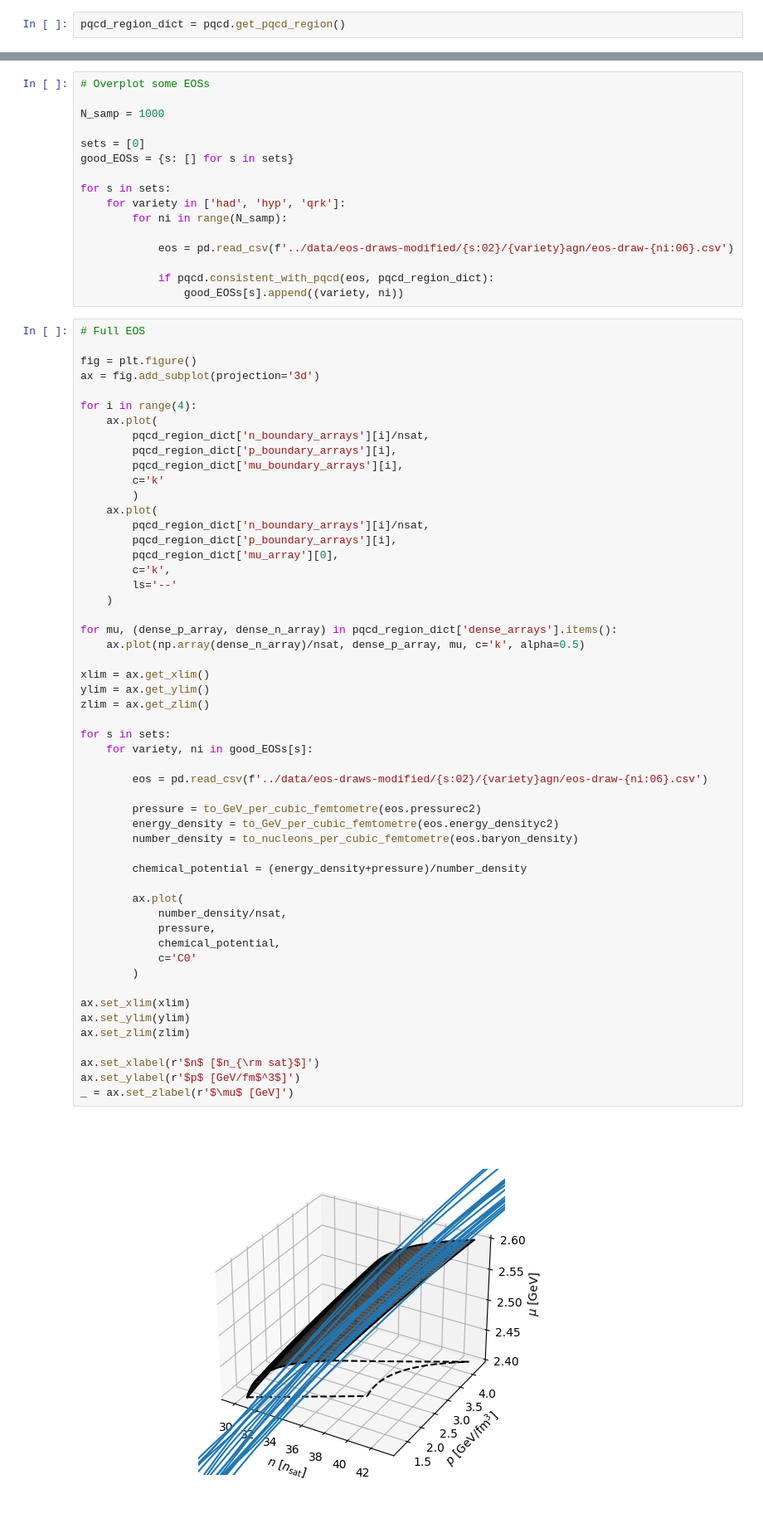
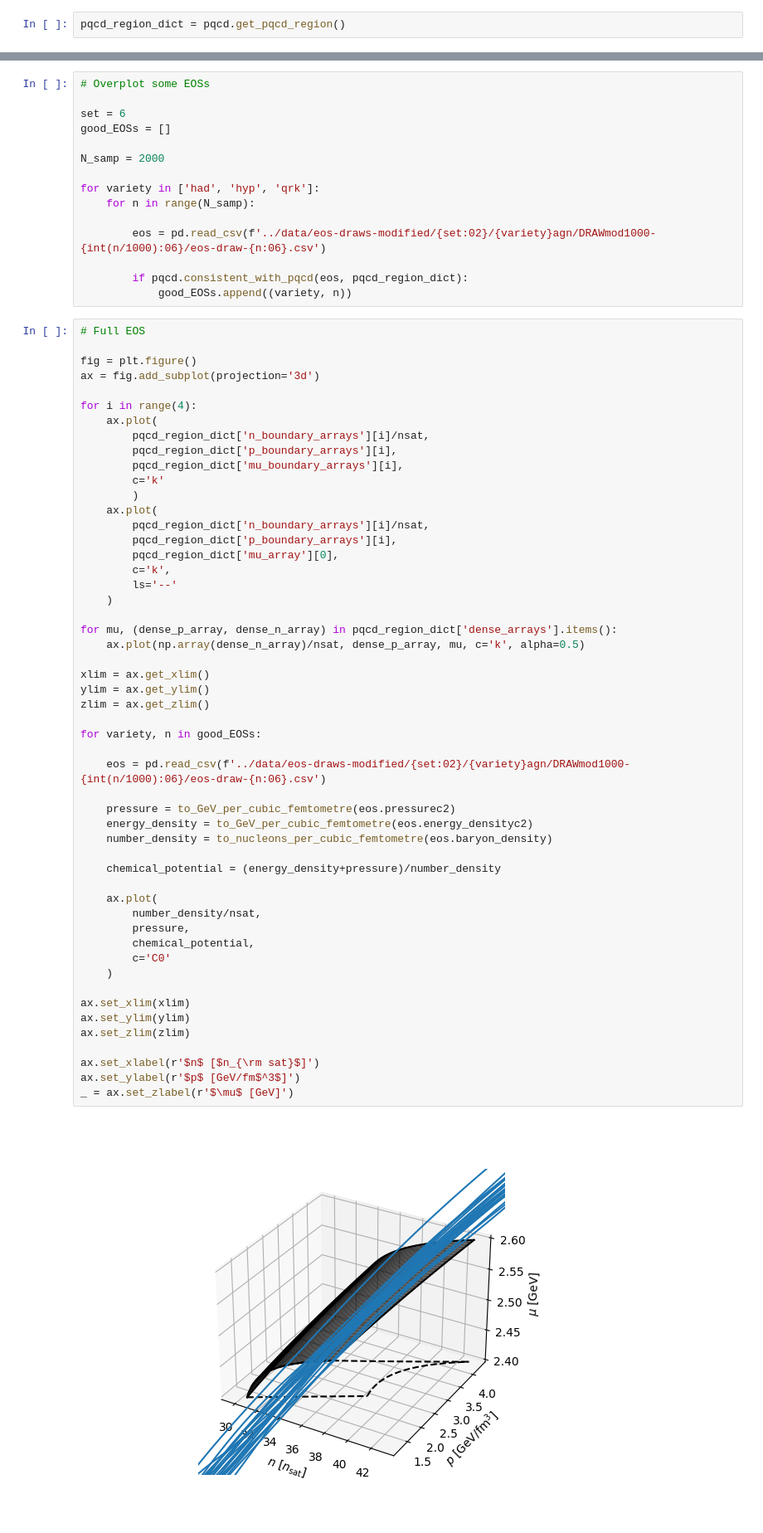
Before and after one commit to eliotfinch/pqcd, a Jupyter notebook: notebooks/eos_efficiency_3d.ipynb, the cells around one changed output, grey strips where cells are left out. Shown at 83% size. Drawn from its saved outputs; the diff is of its cells as text.

```diff
--- a/notebooks/eos_efficiency_3d.ipynb
+++ b/notebooks/eos_efficiency_3d.ipynb
@@ -44,19 +44,18 @@ Text(0.5, 0, '$\\mu$ [GeV]')
 # %%
 # Overplot some EOSs
 
-N_samp = 1000
+set = 6
+good_EOSs = []
 
-sets = [0]
-good_EOSs = {s: [] for s in sets}
+N_samp = 2000
 
-for s in sets:
-    for variety in ['had', 'hyp', 'qrk']:
-        for ni in range(N_samp):
+for variety in ['had', 'hyp', 'qrk']:
+    for n in range(N_samp):
 
-            eos = pd.read_csv(f'../data/eos-draws-modified/{s:02}/{variety}agn/eos-draw-{ni:06}.csv')
+        eos = pd.read_csv(f'../data/eos-draws-modified/{set:02}/{variety}agn/DRAWmod1000-{int(n/1000):06}/eos-draw-{n:06}.csv')
 
-            if pqcd.consistent_with_pqcd(eos, pqcd_region_dict):
-                good_EOSs[s].append((variety, ni))
+        if pqcd.consistent_with_pqcd(eos, pqcd_region_dict):
+            good_EOSs.append((variety, n))
 # %%
 # Full EOS
 
@@ -71,47 +70,46 @@ for i in range(4):
         c='k'
         )
     ax.plot(
         pqcd_region_dict['n_boundary_arrays'][i]/nsat,
         pqcd_region_dict['p_boundary_arrays'][i],
         pqcd_region_dict['mu_array'][0],
         c='k',
         ls='--'
     )
 
 for mu, (dense_p_array, dense_n_array) in pqcd_region_dict['dense_arrays'].items():
     ax.plot(np.array(dense_n_array)/nsat, dense_p_array, mu, c='k', alpha=0.5)
 
 xlim = ax.get_xlim()
 ylim = ax.get_ylim()
 zlim = ax.get_zlim()
 
-for s in sets:
-    for variety, ni in good_EOSs[s]:
+for variety, n in good_EOSs:
 
-        eos = pd.read_csv(f'../data/eos-draws-modified/{s:02}/{variety}agn/eos-draw-{ni:06}.csv')
+    eos = pd.read_csv(f'../data/eos-draws-modified/{set:02}/{variety}agn/DRAWmod1000-{int(n/1000):06}/eos-draw-{n:06}.csv')
 
-        pressure = to_GeV_per_cubic_femtometre(eos.pressurec2)
-        energy_density = to_GeV_per_cubic_femtometre(eos.energy_densityc2)
-        number_density = to_nucleons_per_cubic_femtometre(eos.baryon_density)
+    pressure = to_GeV_per_cubic_femtometre(eos.pressurec2)
+    energy_density = to_GeV_per_cubic_femtometre(eos.energy_densityc2)
+    number_density = to_nucleons_per_cubic_femtometre(eos.baryon_density)
 
-        chemical_potential = (energy_density+pressure)/number_density
+    chemical_potential = (energy_density+pressure)/number_density
 
-        ax.plot(
-            number_density/nsat,
-            pressure,
-            chemical_potential,
-            c='C0'
-        )
+    ax.plot(
+        number_density/nsat,
+        pressure,
+        chemical_potential,
+        c='C0'
+    )
 
 ax.set_xlim(xlim)
 ax.set_ylim(ylim)
 ax.set_zlim(zlim)
 
 ax.set_xlabel(r'$n$ [$n_{\rm sat}$]')
 ax.set_ylabel(r'$p$ [GeV/fm$^3$]')
 _ = ax.set_zlabel(r'$\mu$ [GeV]')
 # %% [output]
-[figure, old version]
+[figure, new version]
 # %%
 # Windowed EOS
 
```
Also changed, not shown: parts of 6 cells of this notebook.
